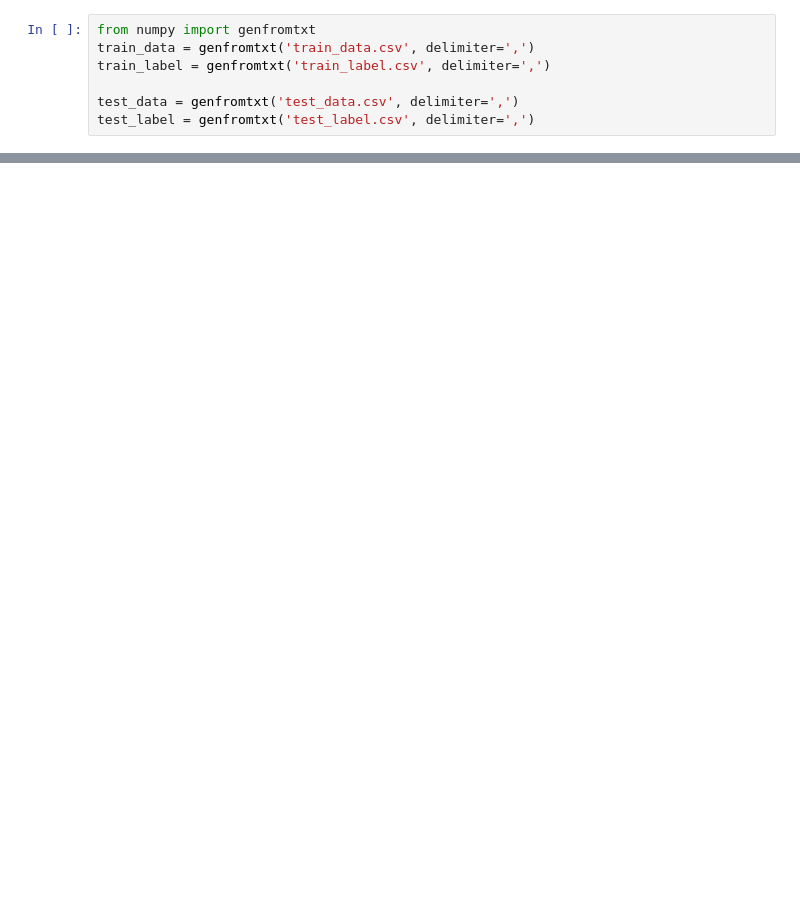
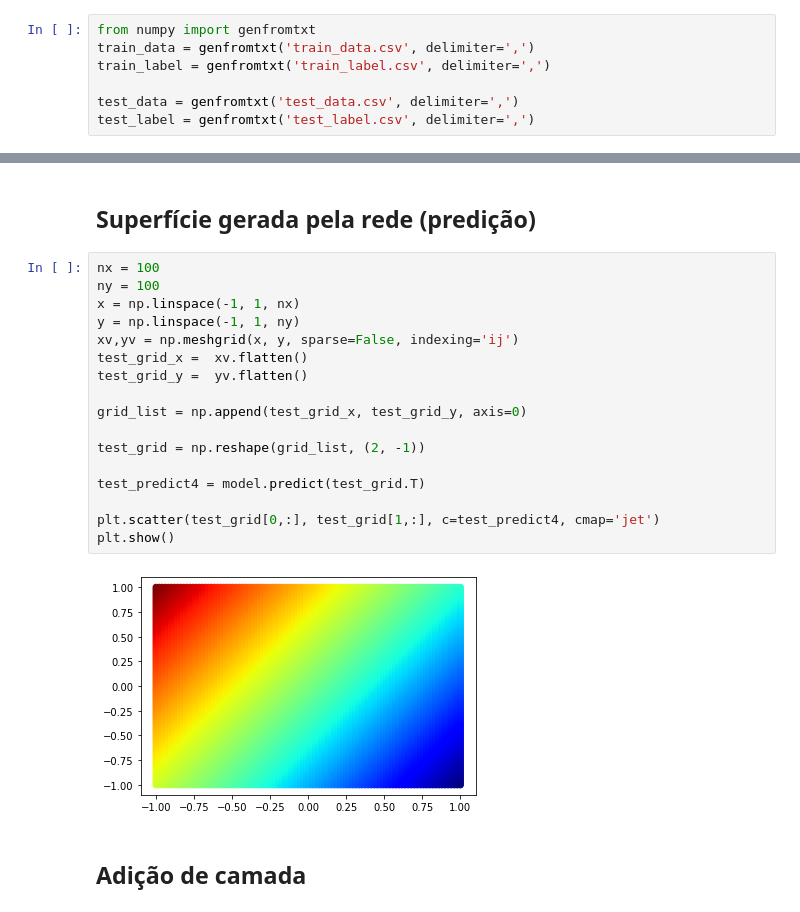
Before and after one commit to jsansao/dlvc, a Jupyter notebook: Licao2bis_MLP_XOR.ipynb, the cells around one changed output, grey strips where cells are left out. Drawn from its saved outputs; the diff is of its cells as text; blank space fills up the shorter version.

```diff
--- a/Licao2bis_MLP_XOR.ipynb
+++ b/Licao2bis_MLP_XOR.ipynb
@@ -79,3 +99,26 @@ plt.show()
+# %% [markdown]
+## Superfície gerada pela rede (predição)
+# %%
+nx = 100
+ny = 100
+x = np.linspace(-1, 1, nx)
+y = np.linspace(-1, 1, ny)
+xv,yv = np.meshgrid(x, y, sparse=False, indexing='ij')
+test_grid_x =  xv.flatten()
+test_grid_y =  yv.flatten()
+
+grid_list = np.append(test_grid_x, test_grid_y, axis=0)
+
+test_grid = np.reshape(grid_list, (2, -1))
+
+test_predict4 = model.predict(test_grid.T)
+
+plt.scatter(test_grid[0,:], test_grid[1,:], c=test_predict4, cmap='jet')
+plt.show()
+# %% [output]
+[figure, added]
+# %% [markdown]
+## Adição de camada
 # %%
 model2 = tf.keras.Sequential([tf.keras.layers.Dense(16, activation=tf.nn.relu, input_shape=[2]),
                               tf.keras.layers.Dense(1, activation=tf.nn.sigmoid)])
```
Also changed, not shown: parts of 18 cells of this notebook.
